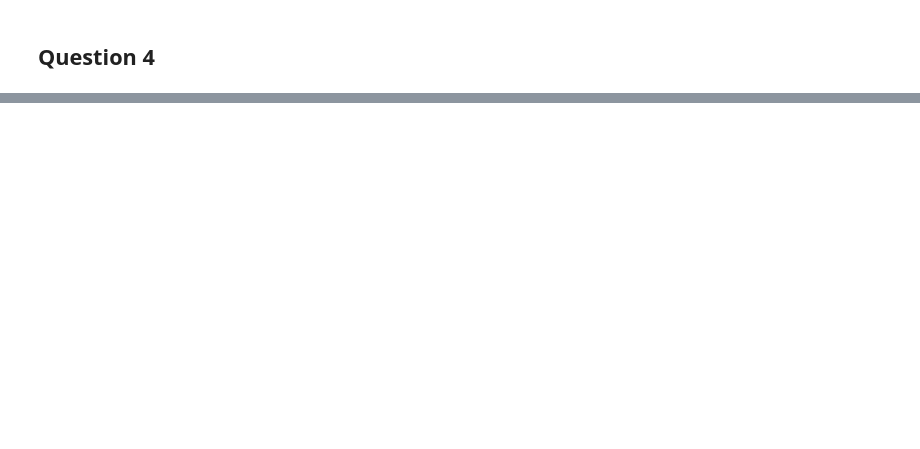
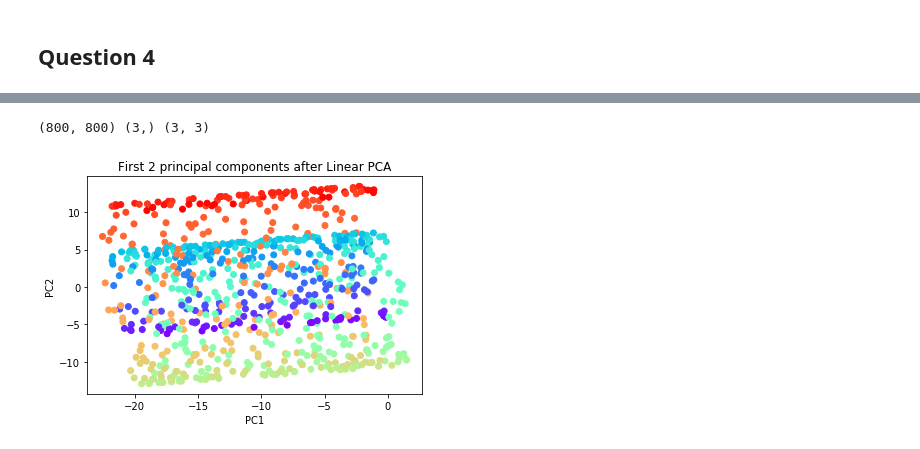
Before and after one commit to saisk8/Pattern-Recognition, a Jupyter notebook: Assignment-2/Assignment-2_18MCMT28.ipynb, the cells around one changed output, grey strips where cells are left out. Cells and saved outputs as stored; diff of their text form; code cells hidden in the pictures; blank space fills up the shorter version.

```diff
--- a/Assignment-2/Assignment-2_18MCMT28.ipynb
+++ b/Assignment-2/Assignment-2_18MCMT28.ipynb
@@ -246,0 +251,10 @@ plt.scatter(X[:,0], X[:,1])
+# %%
+X_pca = pca(X, 2, std=False)
+plt.scatter(X_pca[:,0], X_pca[:,1], c=color, cmap=plt.cm.rainbow)
+plt.title('First 2 principal components after Linear PCA')
+plt.xlabel('PC1')
+plt.ylabel('PC2')
+plt.show()
+# %% [output]
+(800, 800) (3,) (3, 3)
+[figure, added]
```
Also changed, not shown: parts of 11 cells of this notebook, 2 other files.
